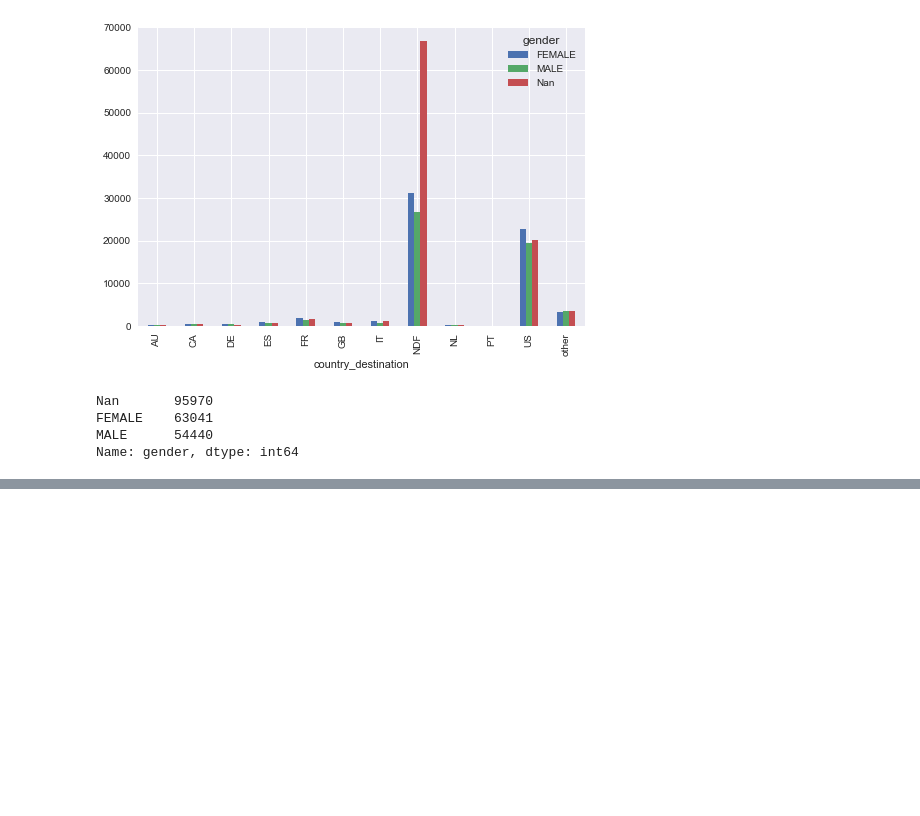
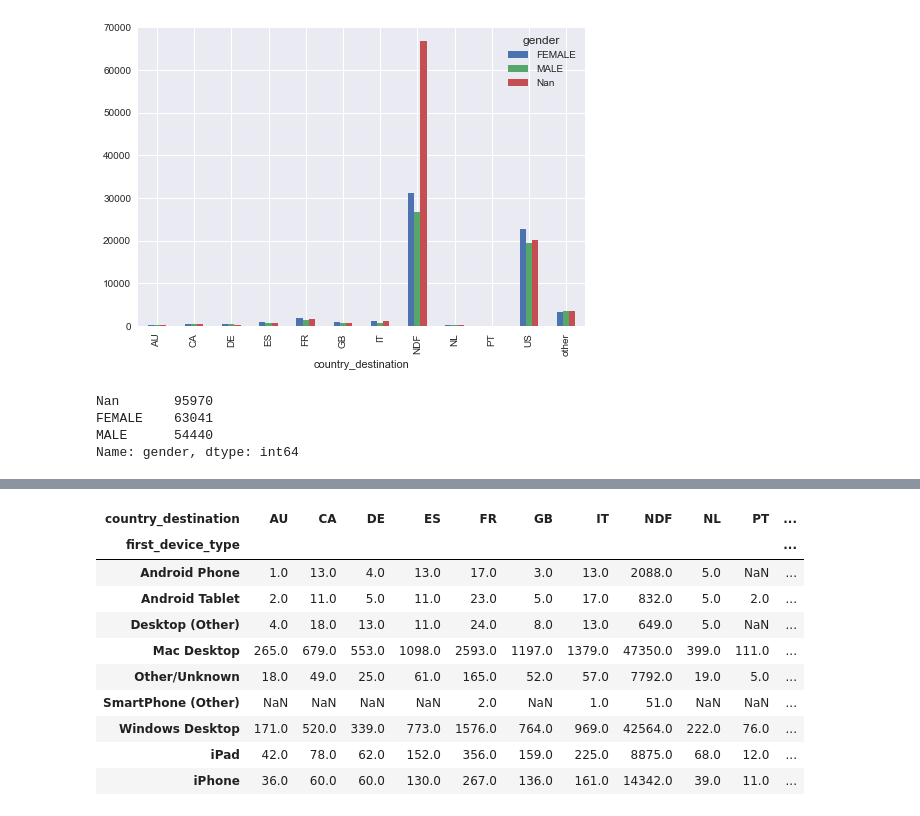
Before and after one commit to yatong2/Springboard, a Jupyter notebook: capstone_project_2/Data_Exploration.ipynb, the cells around one changed output, grey strips where cells are left out. Drawn from its saved outputs; the diff is of its cells as text; code cells hidden in the pictures; blank space fills up the shorter version.

```diff
--- a/capstone_project_2/Data_Exploration.ipynb
+++ b/capstone_project_2/Data_Exploration.ipynb
@@ -192,0 +317,14 @@ Name: gender, dtype: int64
+# %%
+train.groupby(['first_device_type', 'country_destination']).size().unstack()
+# %% [output]
+| country_destination | AU | CA | DE | ES | FR | GB | IT | NDF | NL | PT | ... |
+| first_device_type |  |  |  |  |  |  |  |  |  |  | ... |
+| Android Phone | 1.0 | 13.0 | 4.0 | 13.0 | 17.0 | 3.0 | 13.0 | 2088.0 | 5.0 | NaN | ... |
+| Android Tablet | 2.0 | 11.0 | 5.0 | 11.0 | 23.0 | 5.0 | 17.0 | 832.0 | 5.0 | 2.0 | ... |
+| Desktop (Other) | 4.0 | 18.0 | 13.0 | 11.0 | 24.0 | 8.0 | 13.0 | 649.0 | 5.0 | NaN | ... |
+| Mac Desktop | 265.0 | 679.0 | 553.0 | 1098.0 | 2593.0 | 1197.0 | 1379.0 | 47350.0 | 399.0 | 111.0 | ... |
+| Other/Unknown | 18.0 | 49.0 | 25.0 | 61.0 | 165.0 | 52.0 | 57.0 | 7792.0 | 19.0 | 5.0 | ... |
+| SmartPhone (Other) | NaN | NaN | NaN | NaN | 2.0 | NaN | 1.0 | 51.0 | NaN | NaN | ... |
+| Windows Desktop | 171.0 | 520.0 | 339.0 | 773.0 | 1576.0 | 764.0 | 969.0 | 42564.0 | 222.0 | 76.0 | ... |
+| iPad | 42.0 | 78.0 | 62.0 | 152.0 | 356.0 | 159.0 | 225.0 | 8875.0 | 68.0 | 12.0 | ... |
+| iPhone | 36.0 | 60.0 | 60.0 | 130.0 | 267.0 | 136.0 | 161.0 | 14342.0 | 39.0 | 11.0 | ... |
```
Also changed, not shown: parts of 17 cells of this notebook.
